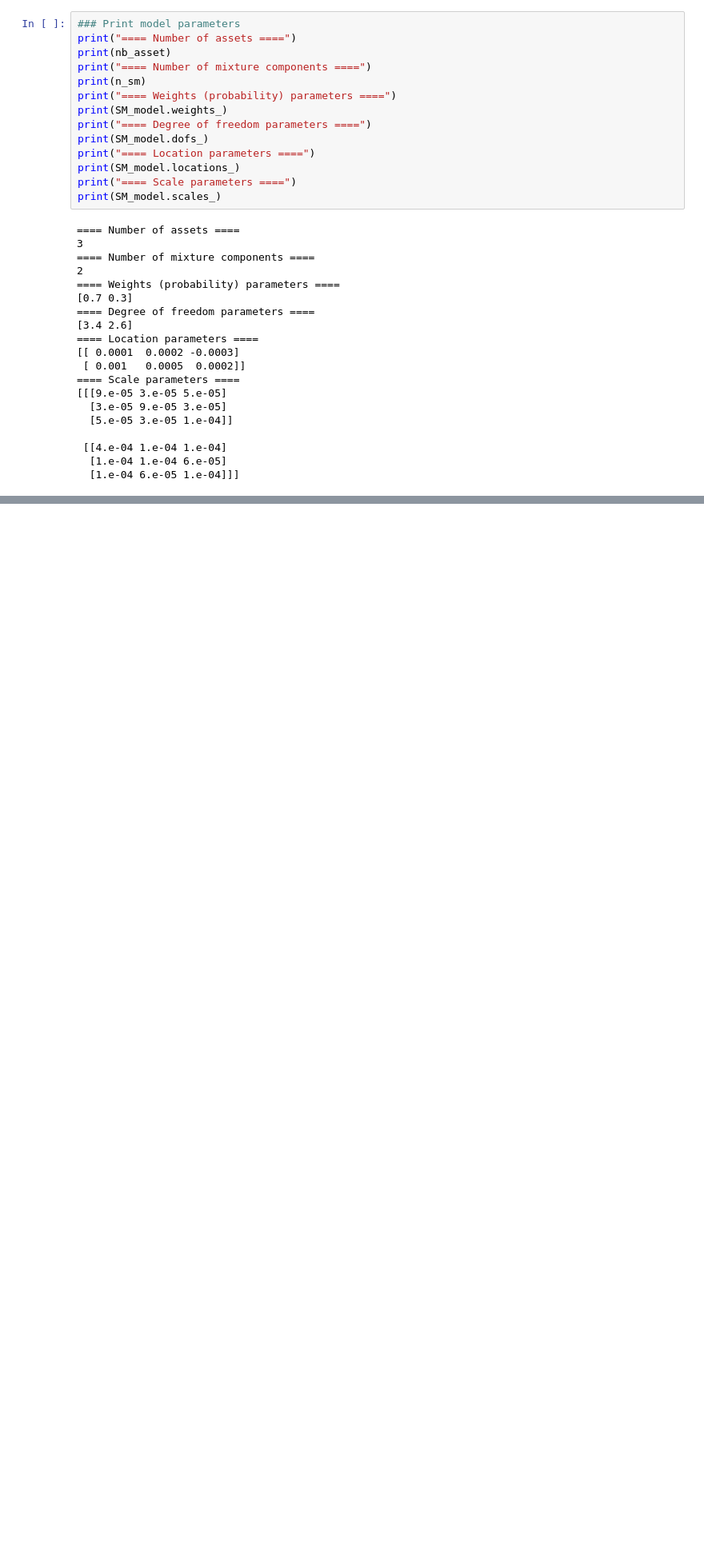
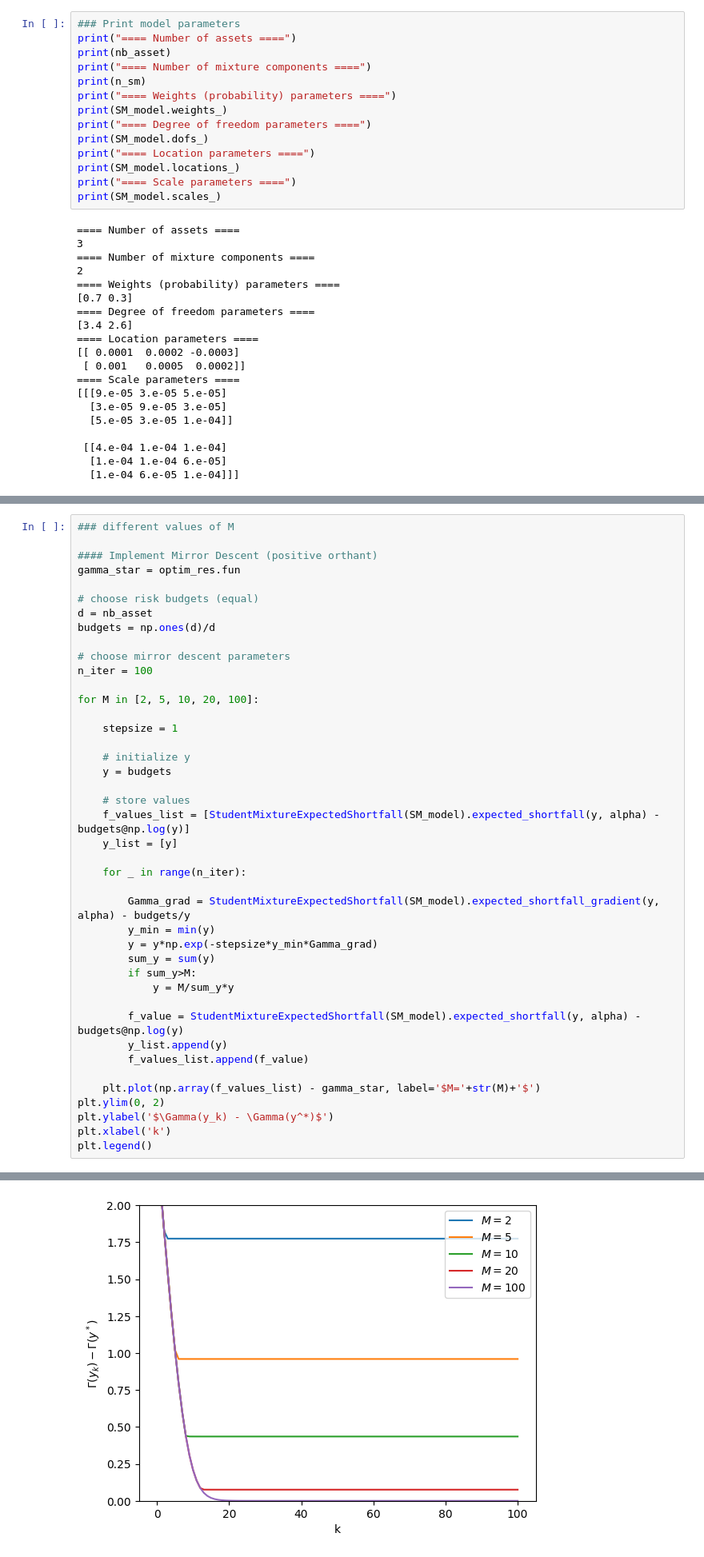
Before and after one commit to martinarnaiziglesias/mirror_descent_rb, a Jupyter notebook: mirror_descent_toy_example.ipynb, the cells around one changed output, grey strips where cells are left out. Shown: that part at 80% size. Cells and saved outputs as stored; diff of their text form; blank space fills up the shorter version.

Commit message:
new algo on pos. orthant

```diff
--- a/mirror_descent_toy_example.ipynb
+++ b/mirror_descent_toy_example.ipynb
@@ -174,0 +197,43 @@ plt.hlines(SM_theta, xmin=plt.xlim()[0], xmax=plt.xlim()[1], color='red', ls='da
+# %%
+### different values of M
+
+#### Implement Mirror Descent (positive orthant)
+gamma_star = optim_res.fun
+
+# choose risk budgets (equal)
+d = nb_asset
+budgets = np.ones(d)/d
+
+# choose mirror descent parameters
+n_iter = 100
+
+for M in [2, 5, 10, 20, 100]:
+
+    stepsize = 1
+
+    # initialize y
+    y = budgets
+
+    # store values
+    f_values_list = [StudentMixtureExpectedShortfall(SM_model).expected_shortfall(y, alpha) - budgets@np.log(y)]
+    y_list = [y]
+
+    for _ in range(n_iter):
+
+        Gamma_grad = StudentMixtureExpectedShortfall(SM_model).expected_shortfall_gradient(y, alpha) - budgets/y
+        y_min = min(y)
+        y = y*np.exp(-stepsize*y_min*Gamma_grad)
+        sum_y = sum(y)
+        if sum_y>M:
+            y = M/sum_y*y
+
+        f_value = StudentMixtureExpectedShortfall(SM_model).expected_shortfall(y, alpha) - budgets@np.log(y)
+        y_list.append(y)
+        f_values_list.append(f_value)
+
+    plt.plot(np.array(f_values_list) - gamma_star, label='$M='+str(M)+'$')
+plt.ylim(0, 2)
+plt.ylabel('$\Gamma(y_k) - \Gamma(y^*)$')
+plt.xlabel('k')
+plt.legend()
+# %% [output]
@@ -174,0 +241 @@ plt.hlines(SM_theta, xmin=plt.xlim()[0], xmax=plt.xlim()[1], color='red', ls='da
+[figure, added]
```
Also changed, not shown: parts of 7 cells of this notebook.
